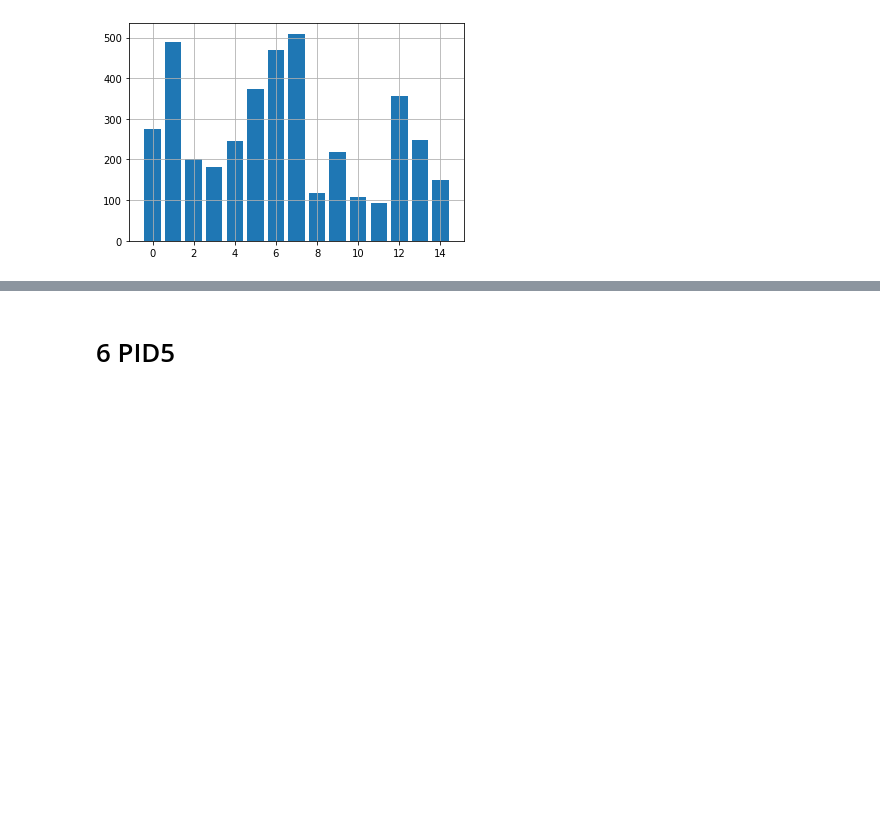
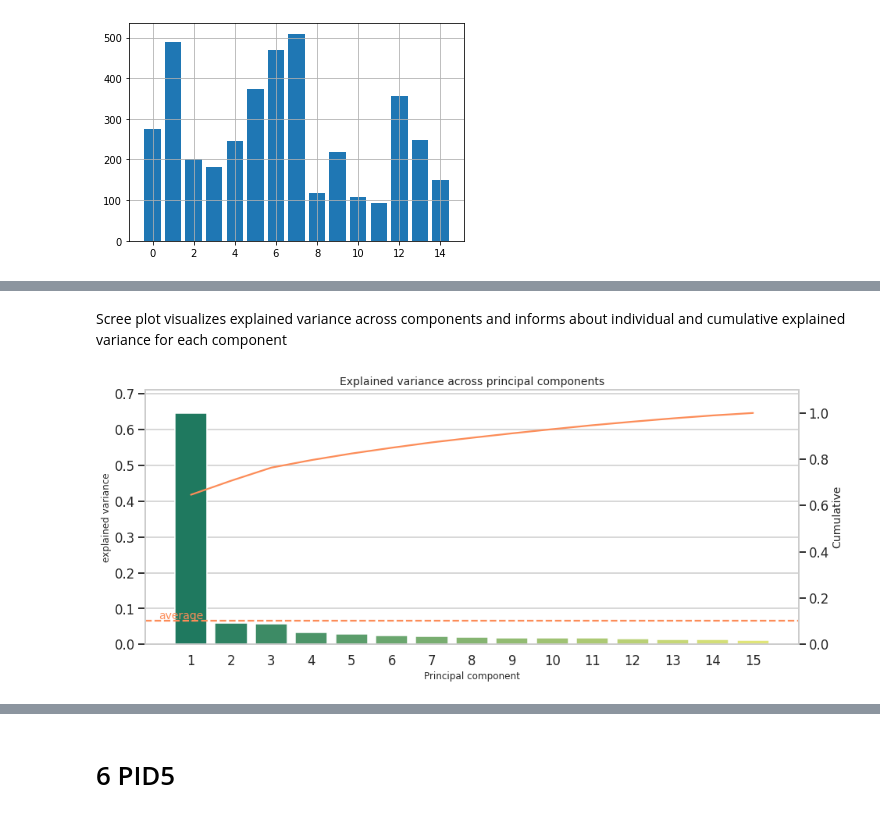
Before and after one commit to PashaIanko/Robust-Feature-Selection, a Jupyter notebook: main.ipynb, the cells around one changed output, grey strips where cells are left out. Drawn from its saved outputs; the diff is of its cells as text; code cells hidden in the pictures; blank space fills up the shorter version.

```diff
--- a/main.ipynb
+++ b/main.ipynb
@@ -1601,0 +1705,12 @@ plot_selector_feature_scores(feature_selector)
+# %%
+svm_validation_results = calculate_validation_performance(
+    grid_search_results['SVM'].best_estimator_,
+    X_train_processed,
+    Y_train_processed,
+    X_validation_processed,
+    Y_validation_processed,
+    metrics_function_=accuracy_score,
+    n_components_ = [1,2,3,4,5,6,7,8,9,10,11,12,13,14,15]
+)
+
+svm_validation_results
@@ -1601,0 +1735,5 @@ plot_selector_feature_scores(feature_selector)
+# %%
+df_explained_variance = pd.DataFrame([svm_validation_results['explained_variance'][-1], svm_validation_results['cum_explained_variance'][-1]],
+                                     index=['explained variance', 'cumulative'],
+                                     columns=svm_validation_results['n_features']).T
+mean_explained_variance = df_explained_variance.iloc[:,0].mean()
@@ -1601,0 +1759,28 @@ plot_selector_feature_scores(feature_selector)
+# %% [markdown]
+Scree plot visualizes explained variance across components and informs about individual and cumulative explained variance for each component
+# %%
+#make scree plot
+fig, ax1 = plt.subplots(figsize=(15,6))
+
+ax1.set_title('Explained variance across principal components', fontsize=14)
+ax1.set_xlabel('Principal component', fontsize=12)
+ax1.set_ylabel('Explained variance', fontsize=12)
+
+ax2 = sns.barplot(x=svm_validation_results['n_features'], y='explained variance', data=df_explained_variance, palette='summer')
+ax2 = ax1.twinx()
+ax2.grid(False)
+
+ax2.set_ylabel('Cumulative', fontsize=14)
+ax2 = sns.lineplot(np.array(svm_validation_results['n_components'])-1, y='cumulative', data=df_explained_variance, color='#fc8d59')
+
+ax1.axhline(mean_explained_variance, ls='--', color='#fc8d59') #plot mean
+ax1.text(-.8, mean_explained_variance+(mean_explained_variance*.05), "average", color='#fc8d59', fontsize=14) #label y axis
+
+max_y1 = max(df_explained_variance.iloc[:,0])
+max_y2 = max(df_explained_variance.iloc[:,1])
+
+ax1.set(ylim=(0, max_y1+max_y1*.1))
+ax2.set(ylim=(0, max_y2+max_y2*.1))
+plt.show()
+# %% [output]
+[figure, added]
```
Also changed, not shown: parts of 19 cells of this notebook.
